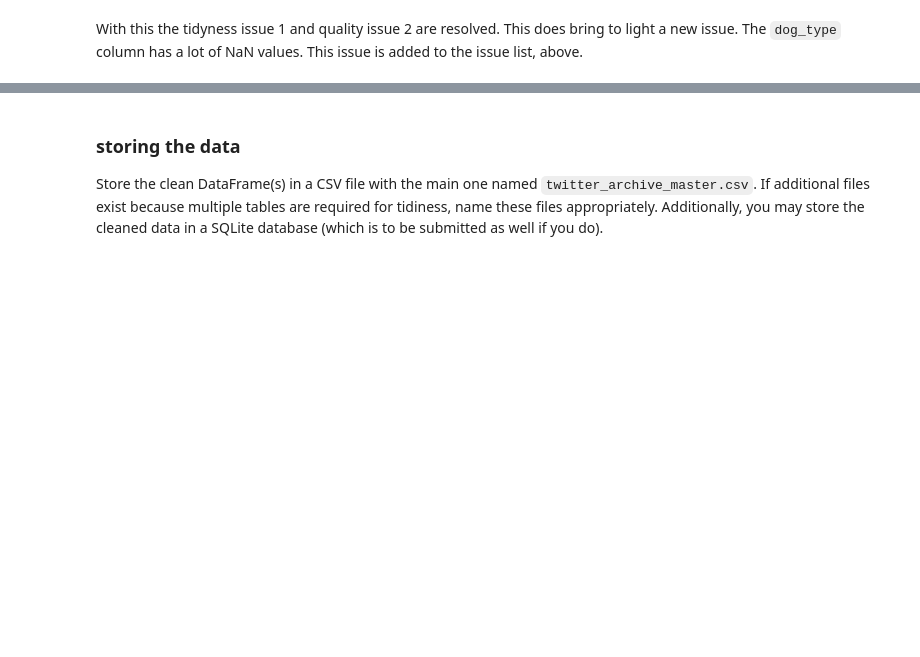
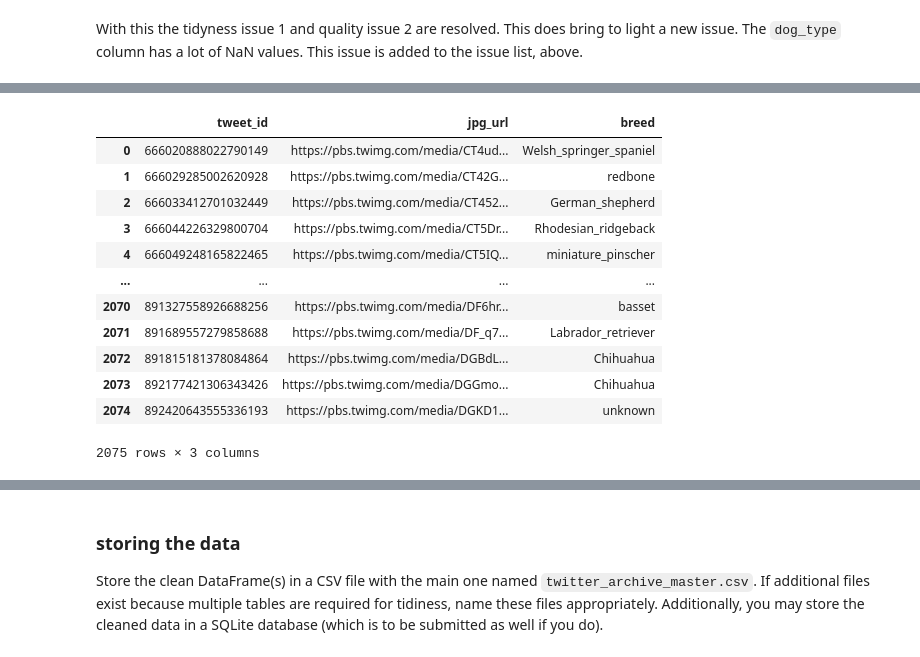
Before and after one commit to lpedejong/Nano_degree_projects, a Jupyter notebook: Project3_Data_Wrangling/Project_4_Wrangling_Twitter.ipynb, the cells around one changed output, grey strips where cells are left out. Saved outputs shown, nothing was run; the diff lists cells and outputs as text; code cells hidden in the pictures; blank space fills up the shorter version.

```diff
--- a/Project3_Data_Wrangling/Project_4_Wrangling_Twitter.ipynb
+++ b/Project3_Data_Wrangling/Project_4_Wrangling_Twitter.ipynb
@@ -618,0 +661,17 @@ With this the tidyness issue 1 and quality issue 2 are resolved. This does bring
+# %%
+#filter the DataFrame as to only add the desired information to twitter_archive
+predictions[['tweet_id','jpg_url','breed']]
+# %% [output]
+|  | tweet_id | jpg_url | breed |
+| 0 | 666020888022790149 | https://pbs.twimg.com/media/CT4ud... | Welsh_springer_spaniel |
+| 1 | 666029285002620928 | https://pbs.twimg.com/media/CT42G... | redbone |
+| 2 | 666033412701032449 | https://pbs.twimg.com/media/CT452... | German_shepherd |
+| 3 | 666044226329800704 | https://pbs.twimg.com/media/CT5Dr... | Rhodesian_ridgeback |
+| 4 | 666049248165822465 | https://pbs.twimg.com/media/CT5IQ... | miniature_pinscher |
+| ... | ... | ... | ... |
+| 2070 | 891327558926688256 | https://pbs.twimg.com/media/DF6hr... | basset |
+| 2071 | 891689557279858688 | https://pbs.twimg.com/media/DF_q7... | Labrador_retriever |
+| 2072 | 891815181378084864 | https://pbs.twimg.com/media/DGBdL... | Chihuahua |
+| 2073 | 892177421306343426 | https://pbs.twimg.com/media/DGGmo... | Chihuahua |
+| 2074 | 892420643555336193 | https://pbs.twimg.com/media/DGKD1... | unknown |
+2075 rows × 3 columns
```
Also changed, not shown: parts of 11 cells of this notebook.
